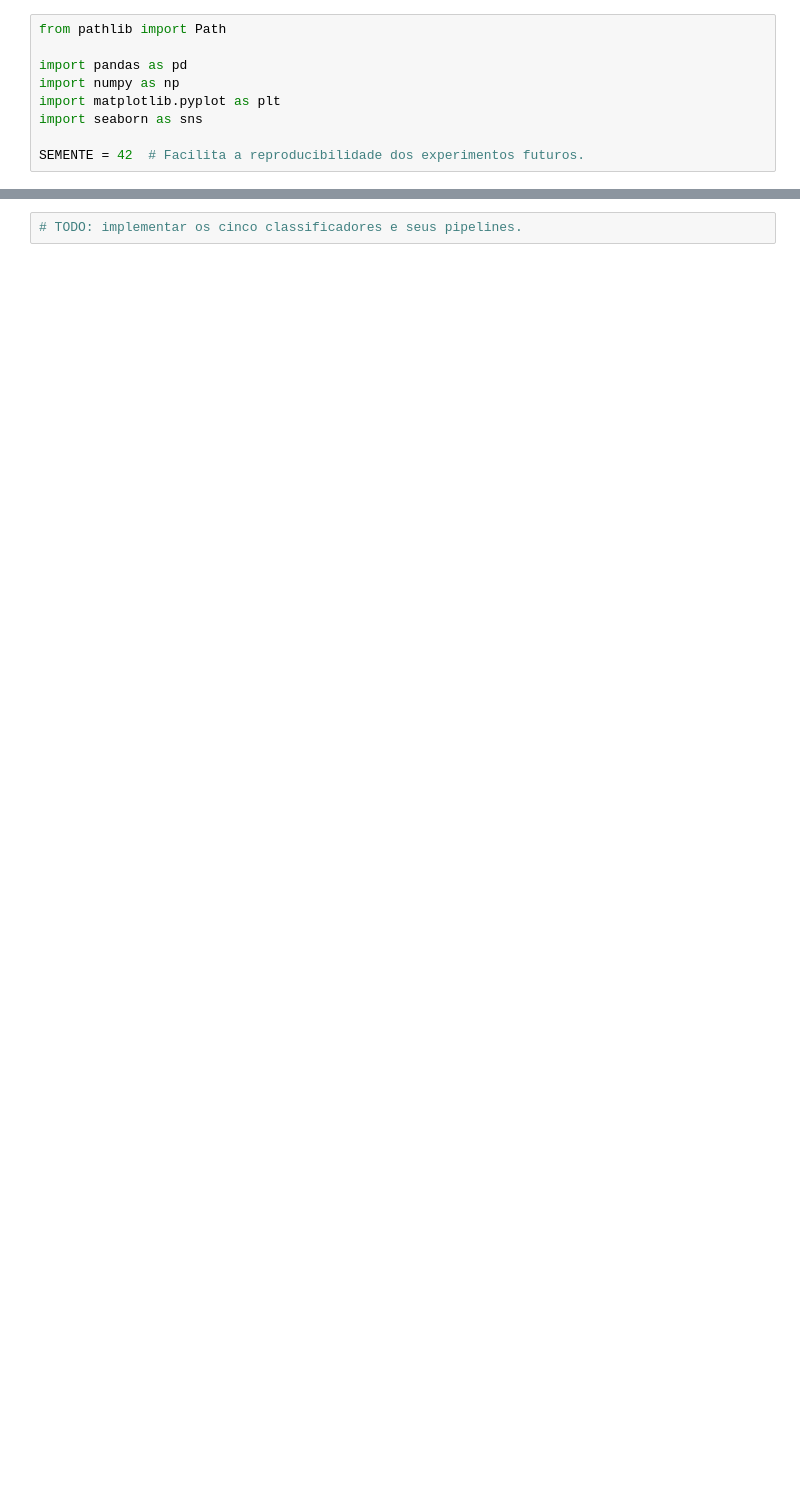
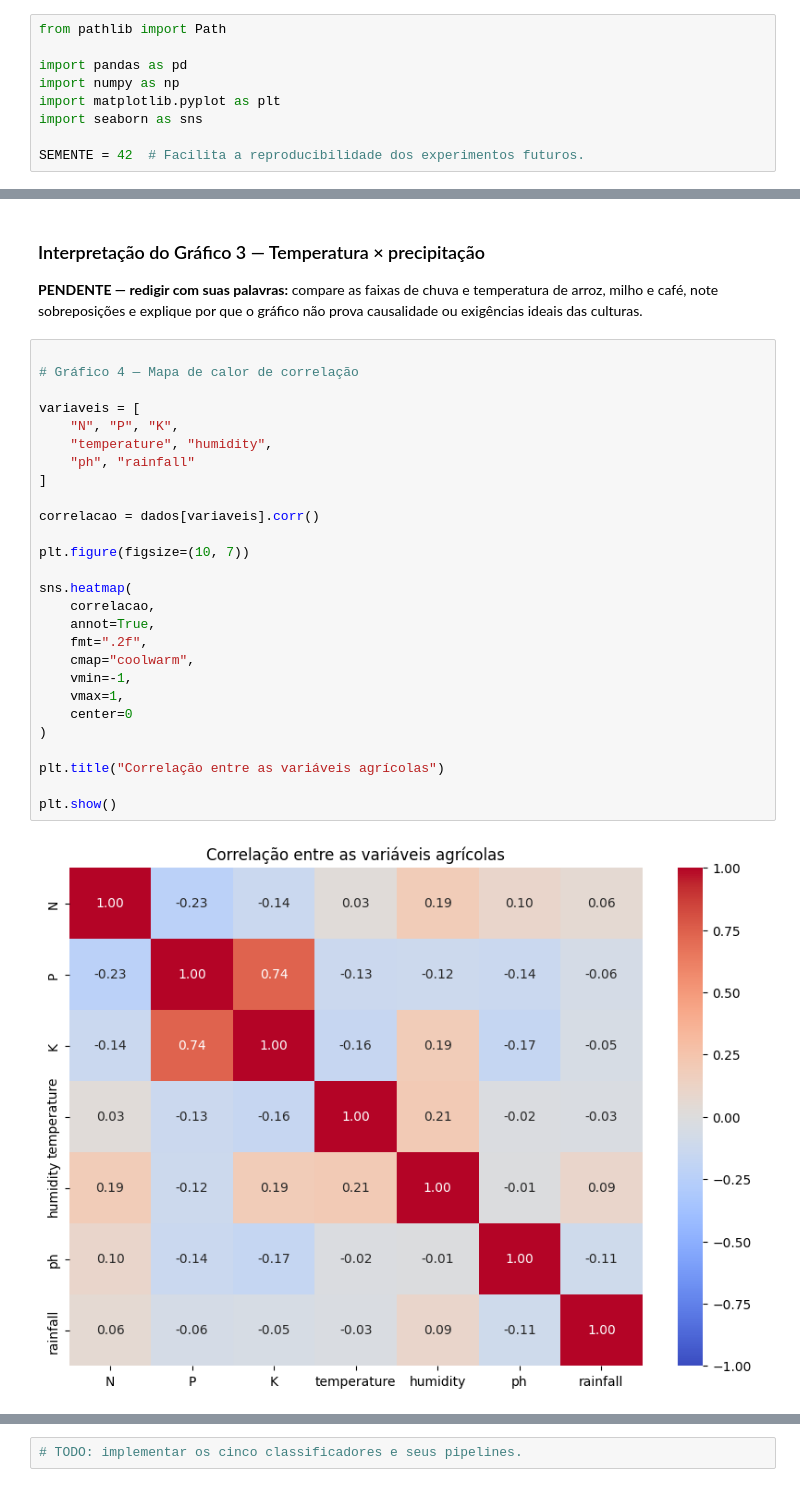
Before and after one commit to Caiobqz/FarmTech-Modelagem-IA-Fase3, a Jupyter notebook: notebooks/rascunho_modelagem_ia.ipynb, the cells around one changed output, grey strips where cells are left out. Drawn from its saved outputs; the diff is of its cells as text; blank space fills up the shorter version.

```diff
--- a/notebooks/rascunho_modelagem_ia.ipynb
+++ b/notebooks/rascunho_modelagem_ia.ipynb
@@ -111,0 +183,33 @@ Valores numericos nao finitos: 0
+# %% [markdown]
+### Interpretação do Gráfico 3 — Temperatura × precipitação
+
+**PENDENTE — redigir com suas palavras:** compare as faixas de chuva e temperatura de arroz, milho e café, note sobreposições e explique por que o gráfico não prova causalidade ou exigências ideais das culturas.
+# %%
+
+# Gráfico 4 — Mapa de calor de correlação
+
+variaveis = [
+    "N", "P", "K",
+    "temperature", "humidity",
+    "ph", "rainfall"
+]
+
+correlacao = dados[variaveis].corr()
+
+plt.figure(figsize=(10, 7))
+
+sns.heatmap(
+    correlacao,
+    annot=True,
+    fmt=".2f",
+    cmap="coolwarm",
+    vmin=-1,
+    vmax=1,
+    center=0
+)
+
+plt.title("Correlação entre as variáveis agrícolas")
+
+plt.show()
+# %% [output]
+[figure, added]
```
Also changed, not shown: parts of 32 cells of this notebook.
